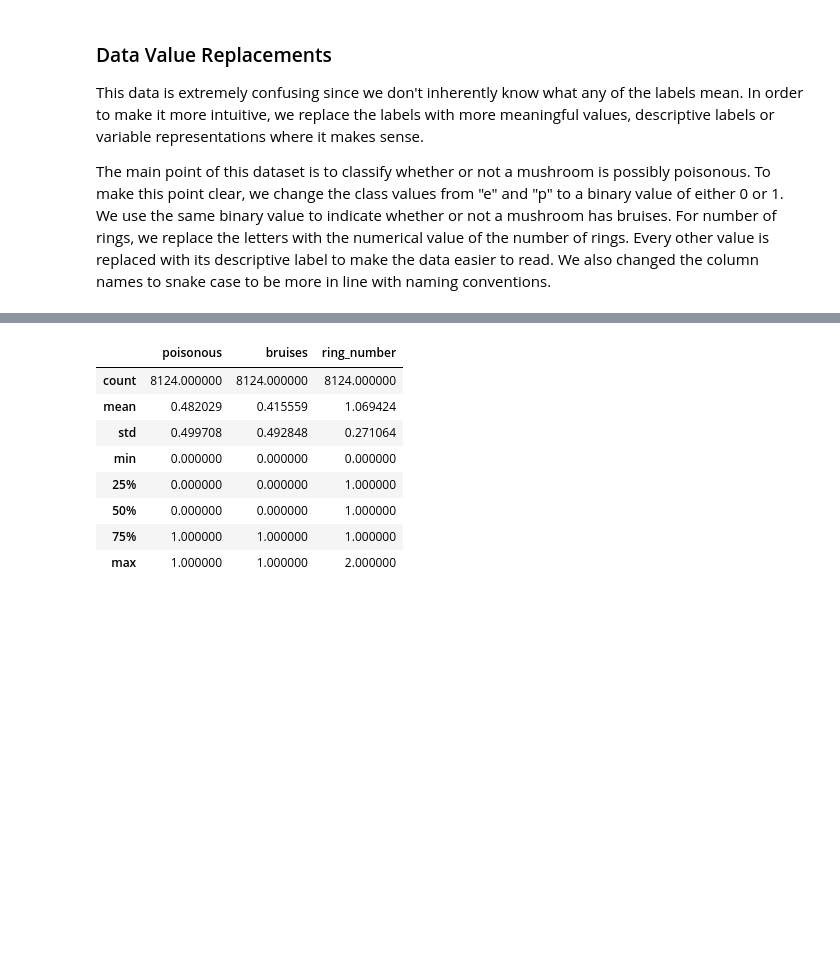
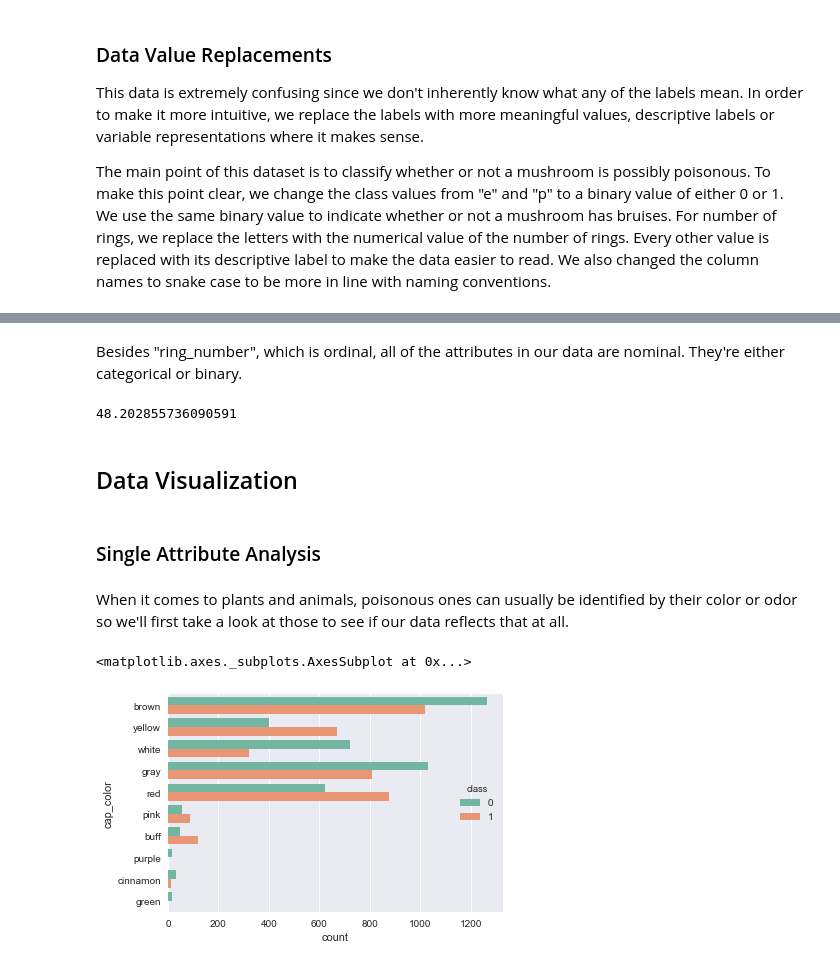
Before and after one commit to Thakugan/machine-learning-notebooks, a Jupyter notebook: 1-exploring-table-data/mushroom-hunting.ipynb, the cells around one changed output, grey strips where cells are left out. Drawn from its saved outputs; the diff is of its cells as text; code cells hidden in the pictures; blank space fills up the shorter version.

```diff
--- a/1-exploring-table-data/mushroom-hunting.ipynb
+++ b/1-exploring-table-data/mushroom-hunting.ipynb
@@ -175,12 +172,23 @@ Most of the attributes are visual descriptors so we store them as objects in the
-# %%
-df.describe()
-# %% [output]
-|  | poisonous | bruises | ring_number |
-| count | 8124.000000 | 8124.000000 | 8124.000000 |
-| mean | 0.482029 | 0.415559 | 1.069424 |
-| std | 0.499708 | 0.492848 | 0.271064 |
-| min | 0.000000 | 0.000000 | 0.000000 |
-| 25% | 0.000000 | 0.000000 | 1.000000 |
-| 50% | 0.000000 | 0.000000 | 1.000000 |
-| 75% | 1.000000 | 1.000000 | 1.000000 |
-| max | 1.000000 | 1.000000 | 2.000000 |
+# %% [markdown]
+Besides "ring_number", which is ordinal, all of the attributes in our data are nominal. They're either categorical or binary.
+# %%
+# Percentage of possibly poisonous mushrooms in the dataset
+sum(df["class"]==1)/len(df)*100.0
+# %% [output]
+48.202855736090591
+# %% [markdown]
+## Data Visualization
+# %% [markdown]
+### Single Attribute Analysis
+# %% [markdown]
+When it comes to plants and animals, poisonous ones can usually be identified by their color or odor so we'll first take a look at those to see if our data reflects that at all.
+# %%
+import seaborn as sns
+import matplotlib.pyplot as plt
+
+%matplotlib inline
+
+sns.countplot(y=df.cap_color, hue=df["class"], palette="Set2")
+# %% [output]
+<matplotlib.axes._subplots.AxesSubplot at 0x...>
+[figure, added]
```
Also changed, not shown: parts of 20 cells of this notebook.
